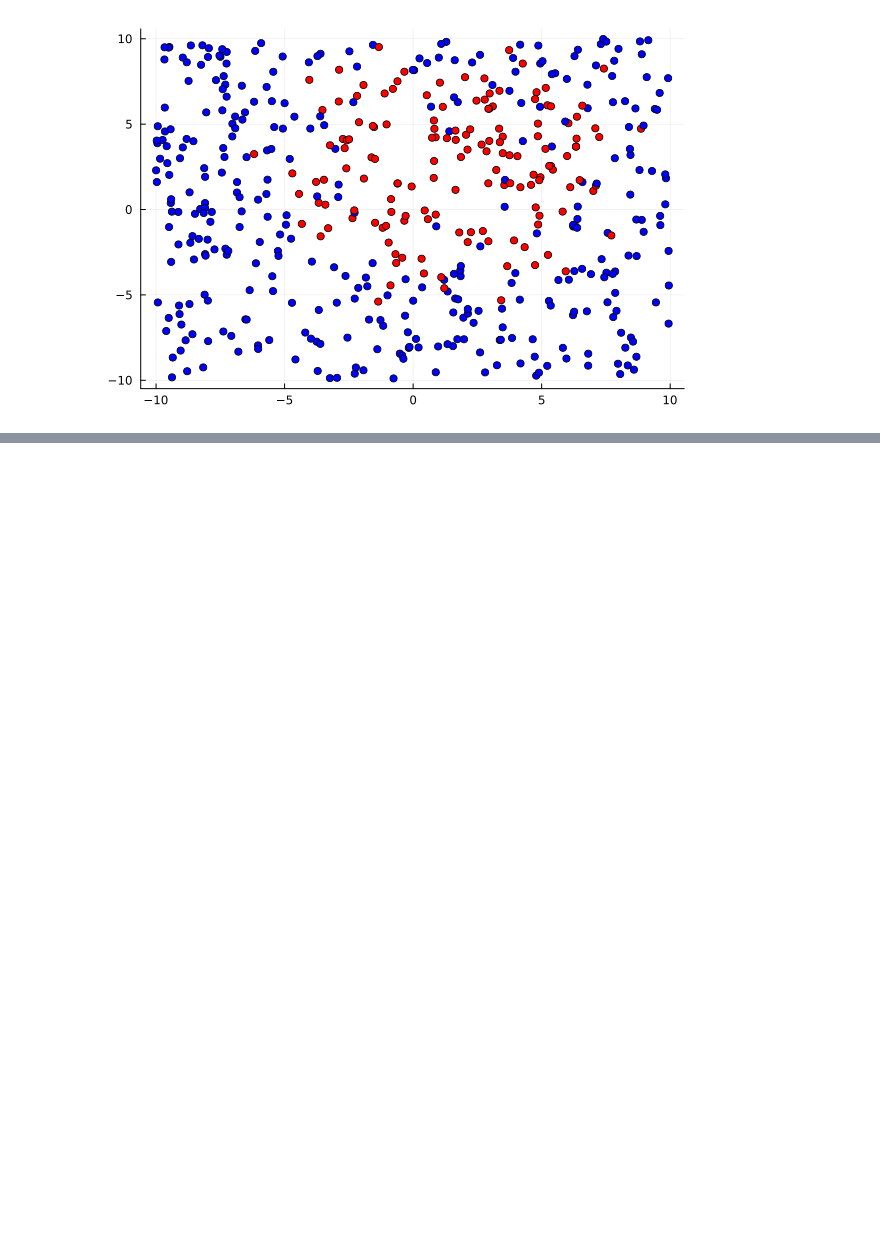
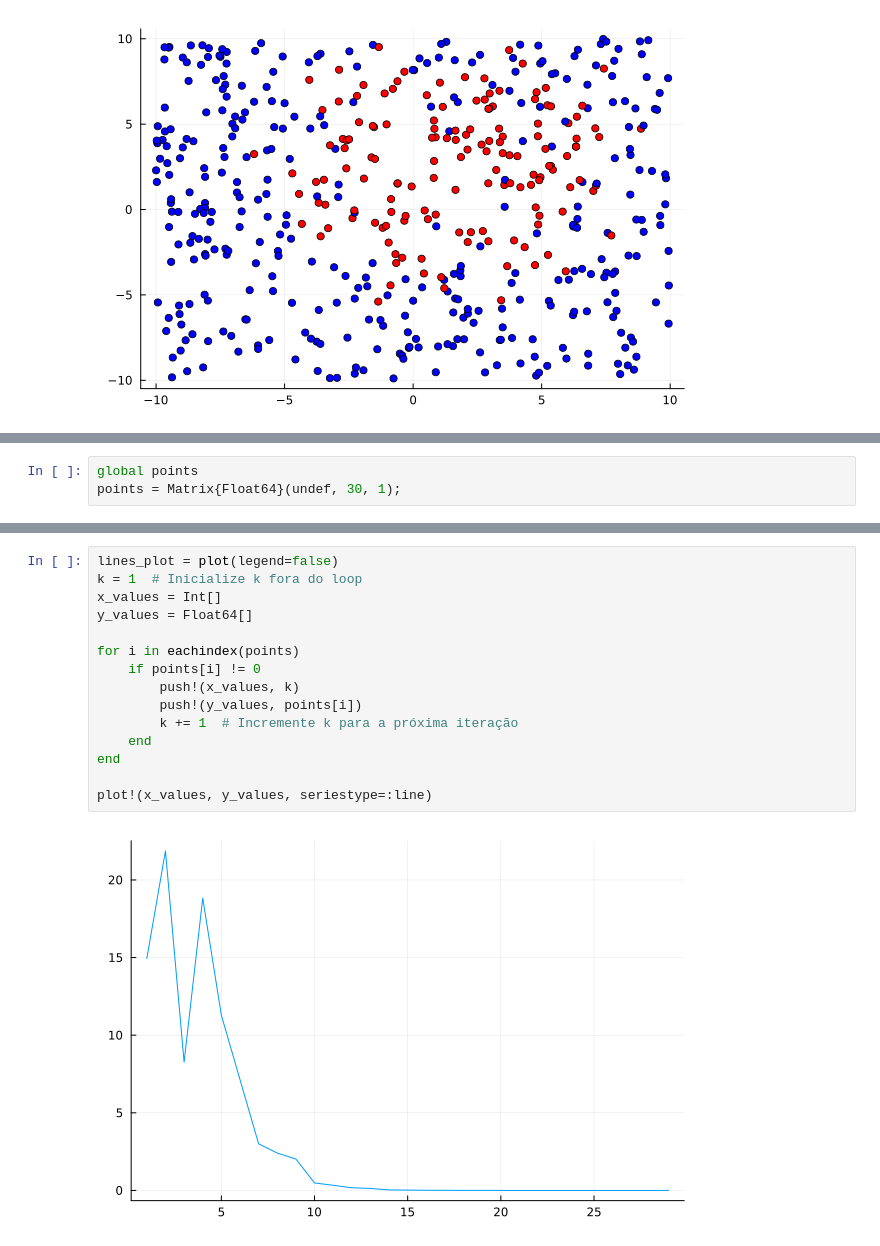
Before and after one commit to gabriel-marchetti/personal, a Jupyter notebook: aula_unicamp/2023_2s/MS903/projects/Projeto-Computacional/Circulo_Separador.ipynb, the cells around one changed output, grey strips where cells are left out. Saved outputs shown, nothing was run; the diff lists cells and outputs as text; blank space fills up the shorter version.

```diff
--- a/aula_unicamp/2023_2s/MS903/projects/Projeto-Computacional/Circulo_Separador.ipynb
+++ b/aula_unicamp/2023_2s/MS903/projects/Projeto-Computacional/Circulo_Separador.ipynb
@@ -35,0 +186,3 @@ circle (generic function with 1 method)
+# %%
+global points
+points = Matrix{Float64}(undef, 30, 1);
@@ -35,0 +222,17 @@ circle (generic function with 1 method)
+# %%
+lines_plot = plot(legend=false)
+k = 1  # Inicialize k fora do loop
+x_values = Int[]
+y_values = Float64[]
+
+for i in eachindex(points)
+    if points[i] != 0
+        push!(x_values, k)
+        push!(y_values, points[i])
+        k += 1  # Incremente k para a próxima iteração
+    end
+end
+
+plot!(x_values, y_values, seriestype=:line)
+# %% [output]
+[figure, added]
```
Also changed, not shown: parts of 11 cells of this notebook.
